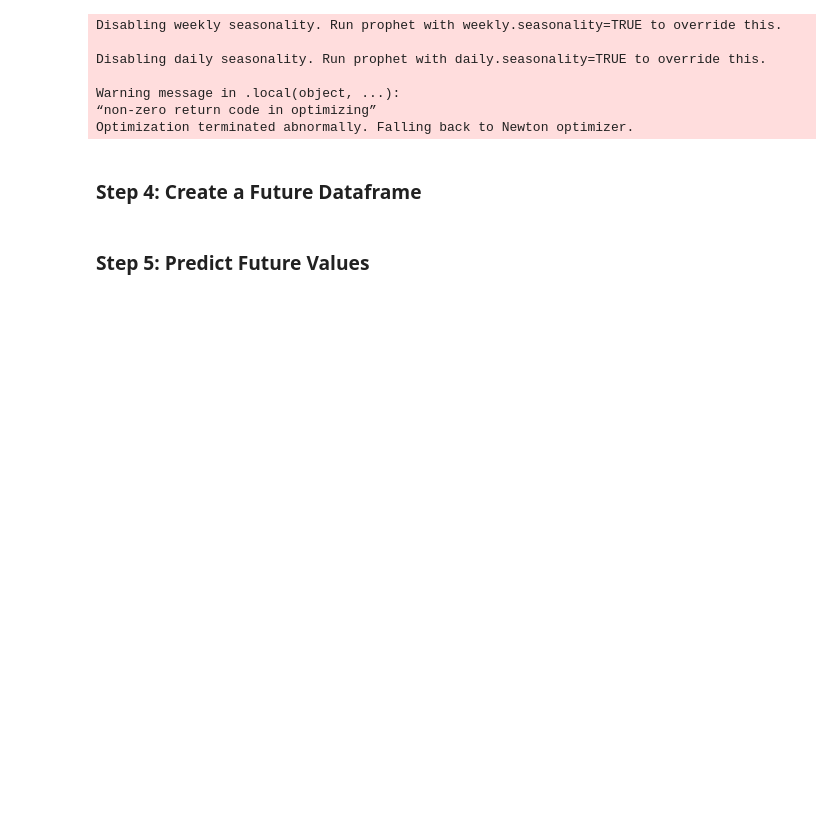
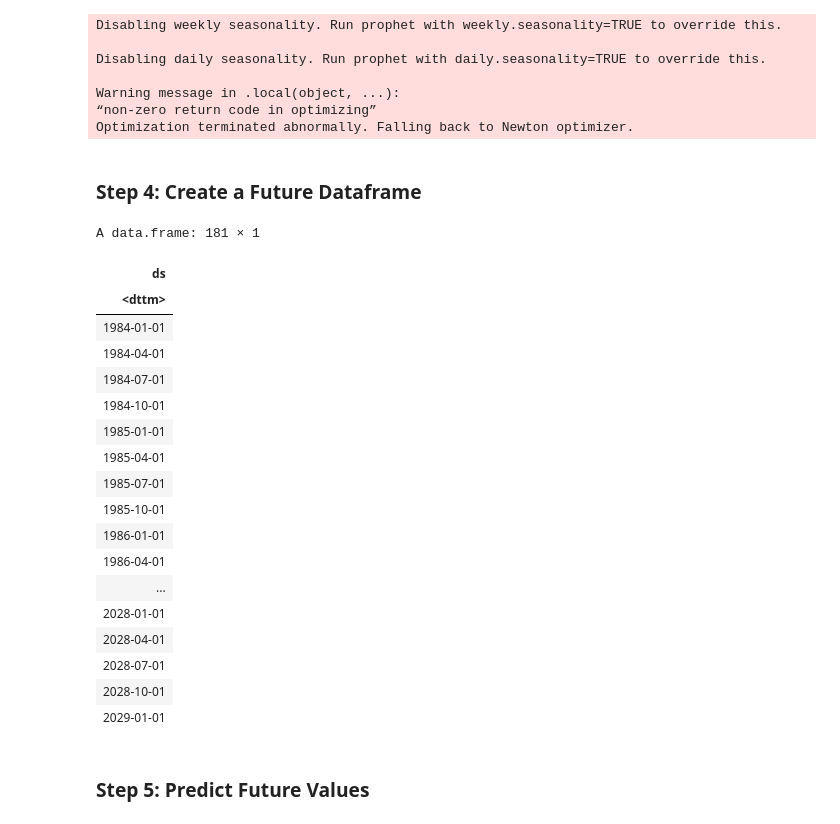
Before and after one commit to nzarama-kouadio/DUKE_MIDS_QFC_Final_Project, a Jupyter notebook: model_prediction/prophet_model.ipynb, the cells around one changed output. Cells and saved outputs as stored; diff of their text form; code cells hidden in the pictures; blank space fills up the shorter version.

```diff
--- a/model_prediction/prophet_model.ipynb
+++ b/model_prediction/prophet_model.ipynb
@@ -338,8 +322,28 @@ Optimization terminated abnormally. Falling back to Newton optimizer.
 # %% [markdown]
 ### Step 4: Create a Future Dataframe
 # %%
-future_data <- make_future_dataframe(prophet_model, periods = 33, freq = "quarter") # start counting from the end of the training data: 2020 Q4 to 2028 Q1
-#View(future_data) # The output of make_future_dataframe() will include both the training data dates and the newly created future dates.
+future_train_data <- make_future_dataframe(prophet_model, periods = 33, freq = "quarter") # start counting from the end of the training data: 2020 Q4 to 2028 Q1
+View(future_train_data) # The output of make_future_dataframe() will include both the training data dates and the newly created future dates.
+# %% [output]
+A data.frame: 181 × 1
+| ds |
+| <dttm> |
+| 1984-01-01 |
+| 1984-04-01 |
+| 1984-07-01 |
+| 1984-10-01 |
+| 1985-01-01 |
+| 1985-04-01 |
+| 1985-07-01 |
+| 1985-10-01 |
+| 1986-01-01 |
+| 1986-04-01 |
+| ... |
+| 2028-01-01 |
+| 2028-04-01 |
+| 2028-07-01 |
+| 2028-10-01 |
+| 2029-01-01 |
 # %% [markdown]
 ### Step 5: Predict Future Values
 # %%
```
Also changed, not shown: parts of 18 cells of this notebook.
